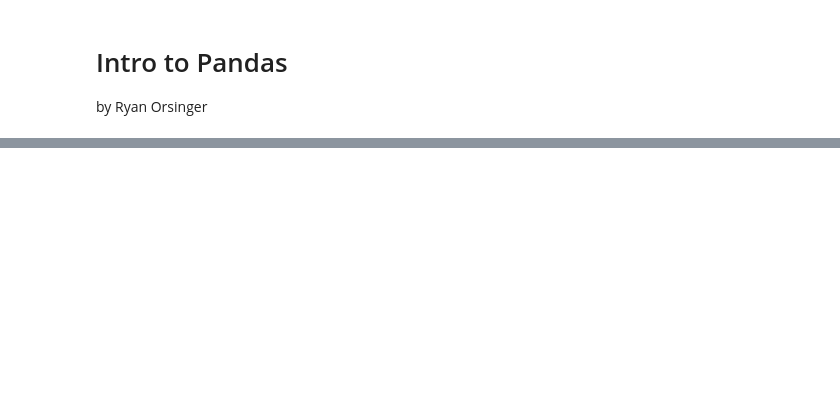
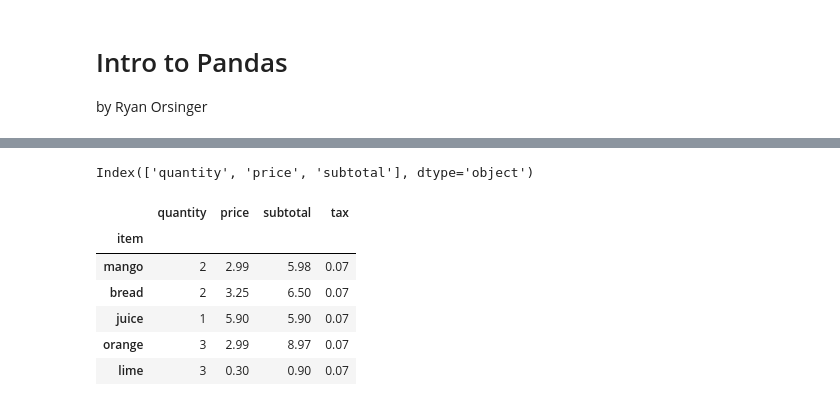
Before and after one commit to ryanorsinger/intro-to-pandas-course, a Jupyter notebook: 02_PandasDataFrames_01.ipynb, the cells around one changed output, grey strips where cells are left out. Saved outputs shown, nothing was run; the diff lists cells and outputs as text; code cells hidden in the pictures; blank space fills up the shorter version.

```diff
--- a/02_PandasDataFrames_01.ipynb
+++ b/02_PandasDataFrames_01.ipynb
@@ -21,3 +81,9 @@ df
 # %%
+# Creating an empty dataframe
+df = pd.DataFrame()
+
 # Adding columns to a dataframe
-df[""]
+df["item"] = ["Lango", "Lread", "Luice", "Lrange", "Lime"]
+df["quantity"] = [2, 2, 1, 3, 3]
+df["price"] = [2.99, 3.25, 5.90, 2.99, 0.30]
+df
@@ -23,0 +162,17 @@ df[""]
+# %%
+# Accessing all the columns
+df.columns
+# %% [output]
+Index(['quantity', 'price', 'subtotal'], dtype='object')
+# %%
+# Another example of creating a new column
+df["tax"] = 0.07
+df
+# %% [output]
+|  | quantity | price | subtotal | tax |
+| item |  |  |  |  |
+| mango | 2 | 2.99 | 5.98 | 0.07 |
+| bread | 2 | 3.25 | 6.50 | 0.07 |
+| juice | 1 | 5.90 | 5.90 | 0.07 |
+| orange | 3 | 2.99 | 8.97 | 0.07 |
+| lime | 3 | 0.30 | 0.90 | 0.07 |
```
Also changed, not shown: parts of 29 cells of this notebook.
